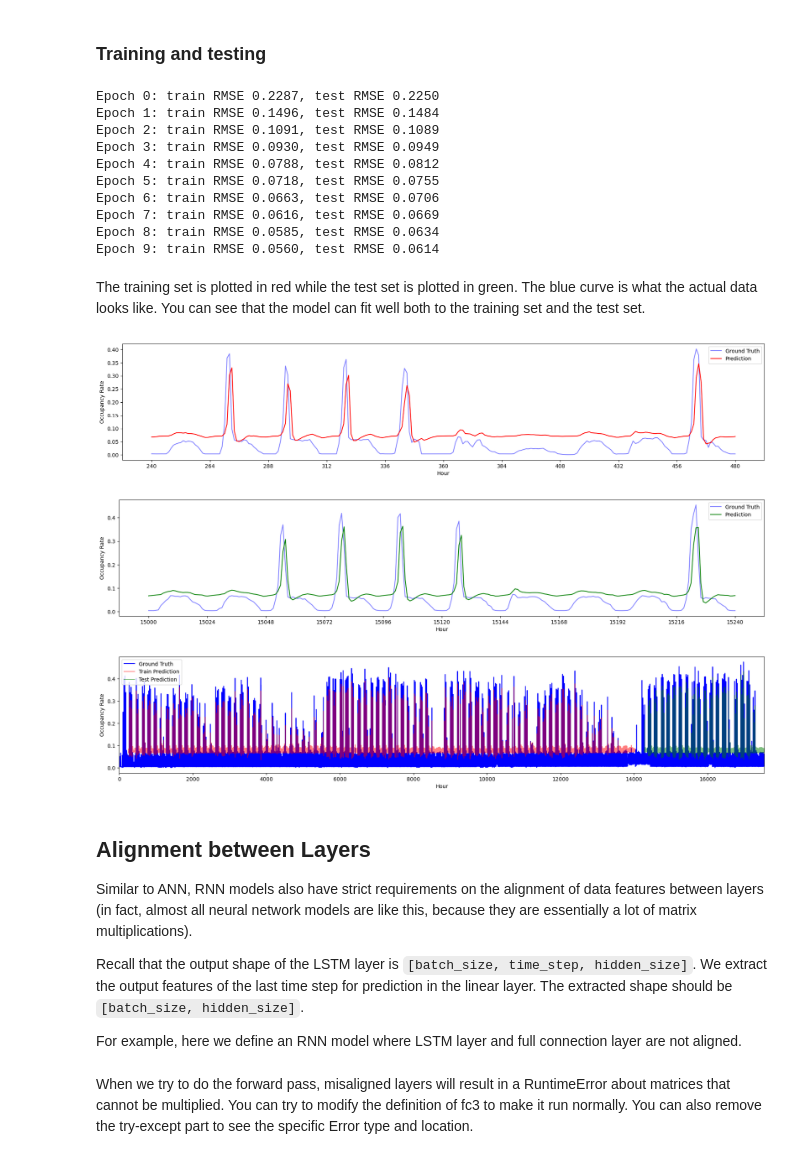
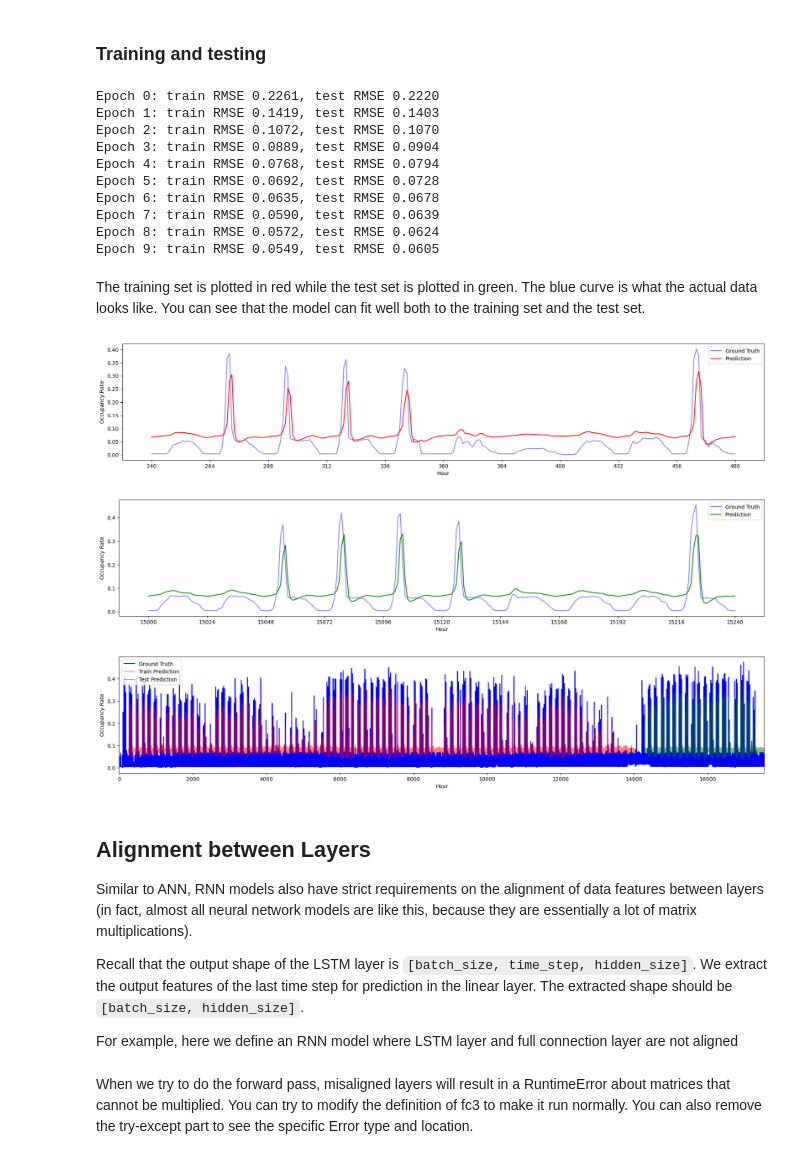
Before and after one commit to hku-kejintao/AI-Code, a Jupyter notebook: 05 Recurrent neural networks/LSTM_torch_v2.ipynb, the cells around one changed output. Cells and saved outputs as stored; diff of their text form; code cells hidden in the pictures.

Commit message:
(RNN) update dataset creation

```diff
--- a/05 Recurrent neural networks/LSTM_torch_v2.ipynb
+++ b/05 Recurrent neural networks/LSTM_torch_v2.ipynb
@@ -62,9 +62,9 @@ def create_dataset(dataset, lookback):
         lookback: Size of window for prediction
     """
     X, y = [], []
-    for i in range(len(dataset)-lookback-2):
+    for i in range(len(dataset)-lookback-1):
         feature = dataset[i:i+lookback]
-        target = dataset[i+1:i+lookback+1]
+        target = dataset[i+lookback]
         X.append(feature)
         y.append(target)
     X = np.array(X)
@@ -75,7 +75,6 @@ def create_dataset(dataset, lookback):
 lookback = 240
 X_train, y_train = create_dataset(train, lookback=lookback)
 X_test, y_test = create_dataset(test, lookback=lookback)
-y_train, y_test = y_train[:, -1, :], y_test[:, -1, :]
 print(X_train.shape, y_train.shape)
 print(X_test.shape, y_test.shape)
 # %% [output]
@@ -151,16 +150,16 @@ for epoch in range(n_epochs):
 
     print("Epoch %d: train RMSE %.4f, test RMSE %.4f" % (epoch, train_rmse, test_rmse))
 # %% [output]
-Epoch 0: train RMSE 0.2287, test RMSE 0.2250
-Epoch 1: train RMSE 0.1496, test RMSE 0.1484
-Epoch 2: train RMSE 0.1091, test RMSE 0.1089
-Epoch 3: train RMSE 0.0930, test RMSE 0.0949
-Epoch 4: train RMSE 0.0788, test RMSE 0.0812
-Epoch 5: train RMSE 0.0718, test RMSE 0.0755
-Epoch 6: train RMSE 0.0663, test RMSE 0.0706
-Epoch 7: train RMSE 0.0616, test RMSE 0.0669
-Epoch 8: train RMSE 0.0585, test RMSE 0.0634
-Epoch 9: train RMSE 0.0560, test RMSE 0.0614
+Epoch 0: train RMSE 0.2261, test RMSE 0.2220
+Epoch 1: train RMSE 0.1419, test RMSE 0.1403
+Epoch 2: train RMSE 0.1072, test RMSE 0.1070
+Epoch 3: train RMSE 0.0889, test RMSE 0.0904
+Epoch 4: train RMSE 0.0768, test RMSE 0.0794
+Epoch 5: train RMSE 0.0692, test RMSE 0.0728
+Epoch 6: train RMSE 0.0635, test RMSE 0.0678
+Epoch 7: train RMSE 0.0590, test RMSE 0.0639
+Epoch 8: train RMSE 0.0572, test RMSE 0.0624
+Epoch 9: train RMSE 0.0549, test RMSE 0.0605
 # %% [markdown]
 The training set is plotted in red while the test set is plotted in green. The blue curve is what the actual data looks like. You can see that the model can fit well both to the training set and the test set.
 # %%
@@ -168,52 +167,52 @@ with torch.no_grad():
     # shift train predictions for plotting
     train_plot = np.ones_like(timeseries) * np.nan
     y_pred = model(X_train.to(device))
-    train_plot[lookback:train_size - 2] = model(X_train.to(device)).cpu().numpy()
+    train_plot[lookback:train_size - 1] = model(X_train.to(device)).cpu().numpy()
     # shift test predictions for plotting
     test_plot = np.ones_like(timeseries) * np.nan
-    test_plot[train_size+lookback: len(timeseries)-2] = model(X_test.to(device)).cpu().numpy()
+    test_plot[train_size+lookback: len(timeseries)-1] = model(X_test.to(device)).cpu().numpy()
 
 train_plot_range = np.arange(240, 481)
 plt.figure(figsize=(22, 4))
 plt.plot(train_plot_range, timeseries[train_plot_range], c='b', label="Ground Truth", alpha=0.5,)
 plt.plot(train_plot_range, train_plot[train_plot_range], c='r', label="Prediction")
 plt.xlabel("Hour")
 plt.ylabel("Occupancy Rate")
 plt.xticks(np.arange(240, 481, 24))
 plt.legend()
 plt.show()
 
 test_plot_range = np.arange(15000, 15241)
 plt.figure(figsize=(22, 4))
 plt.plot(test_plot_range, timeseries[test_plot_range], c='b', label="Ground Truth", alpha=0.5)
 plt.plot(test_plot_range, test_plot[test_plot_range], c='g', label="Prediction")
 plt.xlabel("Hour")
 plt.ylabel("Occupancy Rate")
 plt.xticks(np.arange(15000, 15241, 24))
 plt.legend()
 plt.show()
 
 # plot
 plt.figure(figsize=(22, 4))
 plt.plot(timeseries, c='b', label="Ground Truth")
 plt.plot(train_plot, c='r', alpha=0.5, label="Train Prediction")
 plt.plot(test_plot, c='g', alpha=0.5, label="Test Prediction")
 plt.xlabel("Hour")
 plt.ylabel("Occupancy Rate")
 plt.xlim(0, len(timeseries))
 plt.legend()
 plt.show()
 # %% [output]
 [figure]
-[figure, old version]
+[figure, new version]
-[figure, old version]
+[figure, new version]
 # %% [markdown]
 ## Alignment between Layers
 Similar to ANN, RNN models also have strict requirements on the alignment of data features between layers (in fact, almost all neural network models are like this, because they are essentially a lot of matrix multiplications).
 
 Recall that the output shape of the LSTM layer is `[batch_size, time_step, hidden_size]`. We extract the output features of the last time step for prediction in the linear layer. The extracted shape should be `[batch_size, hidden_size]`.
 
-For example, here we define an RNN model where LSTM layer and full connection layer are not aligned.
+For example, here we define an RNN model where LSTM layer and full connection layer are not aligned
 # %%
 class UnalignedRNN(nn.Module):
     def __init__(self):
```
Also changed, not shown: parts of 1 cell of this notebook.
